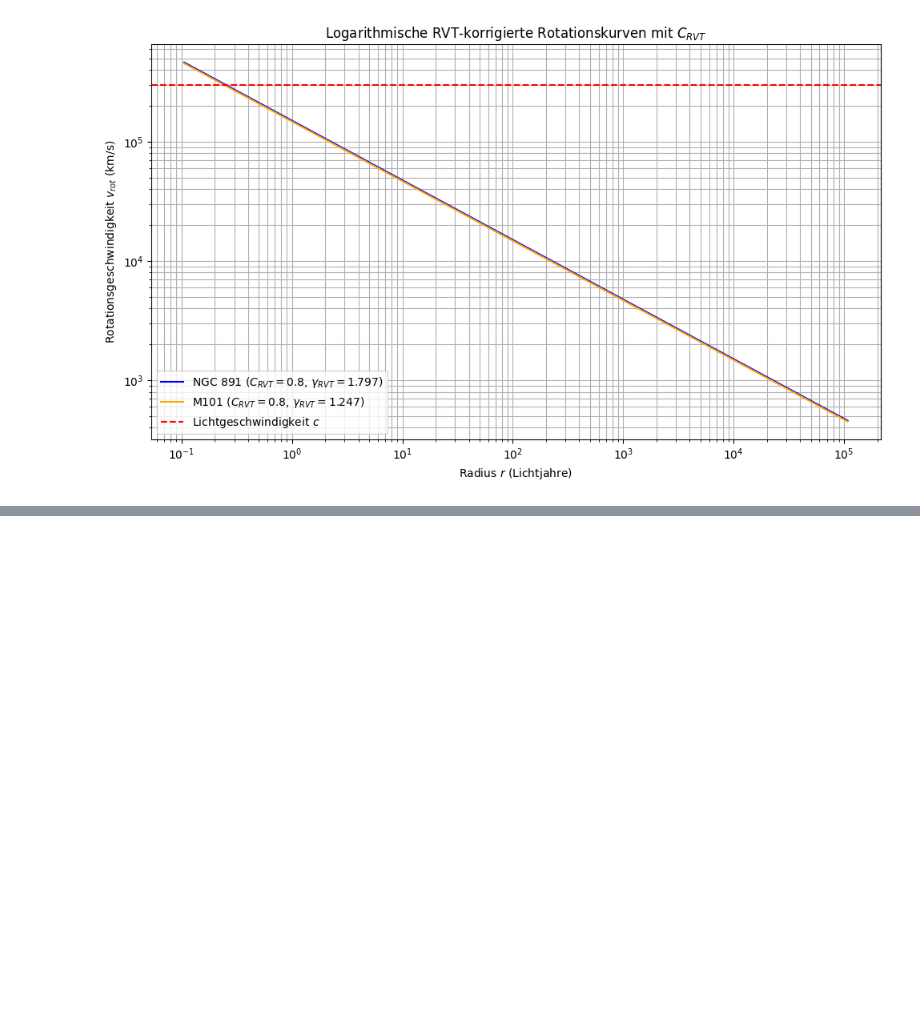
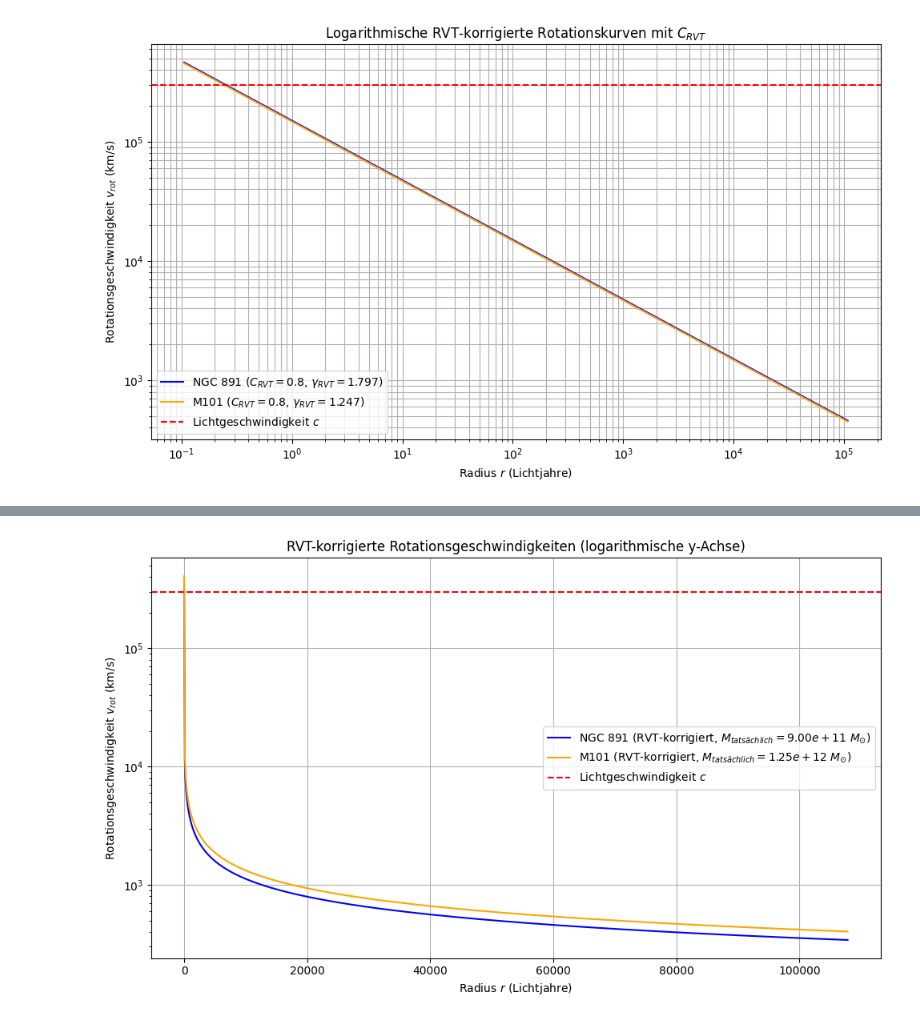
Before and after one commit to Kratzramanis/RVT-Verification, a Jupyter notebook: hammer.ipynb, the cells around one changed output, grey strips where cells are left out. Saved outputs shown, nothing was run; the diff lists cells and outputs as text; code cells hidden in the pictures; blank space fills up the shorter version.

```diff
--- a/hammer.ipynb
+++ b/hammer.ipynb
@@ -380,0 +318,48 @@ M101 (18°): Gamma = 1.247, Divergenz = 0.655
+# %%
+import numpy as np
+import matplotlib.pyplot as plt
+
+# Konstanten
+G = 6.67430e-11  # Gravitationskonstante (m^3 kg^-1 s^-2)
+c = 299792458     # Lichtgeschwindigkeit (m/s)
+M_sun_kg = 1.989e30  # Masse der Sonne in kg
+
+# RVT-korrigierte Massen und Radien
+M_tatsächlich_ngc891 = 9e11  # M☉
+M_tatsächlich_m101 = 1.25e12  # M☉
+R_tatsächlich_ngc891 = 107820  # Lj
+R_tatsächlich_m101 = 105995   # Lj
+
+# Umrechnung in Meter und kg
+R_tatsächlich_ngc891_m = R_tatsächlich_ngc891 * 9.461e15  # Lj in m
+R_tatsächlich_m101_m = R_tatsächlich_m101 * 9.461e15  # Lj in m
+M_tatsächlich_ngc891_kg = M_tatsächlich_ngc891 * M_sun_kg
+M_tatsächlich_m101_kg = M_tatsächlich_m101 * M_sun_kg
+
+# Radiusbereich für die Simulation
+r = np.linspace(1e15, max(R_tatsächlich_ngc891_m, R_tatsächlich_m101_m), 1000)
+
+# Rotationsgeschwindigkeit OHNE RVT-Boost-Faktor
+def rotation_velocity(r, M_0):
+    return np.sqrt(G * M_0 / r)
+
+# Berechnung der RVT-korrigierten Rotationsgeschwindigkeiten
+v_ngc891 = rotation_velocity(r, M_tatsächlich_ngc891_kg)
+v_m101 = rotation_velocity(r, M_tatsächlich_m101_kg)
+
+# Plot der RVT-korrigierten Rotationsgeschwindigkeiten mit logarithmischer y-Achse
+fig, ax = plt.subplots(figsize=(10, 6))
+ax.semilogy(r / 9.461e15, v_ngc891 / 1000, label=f'NGC 891 (RVT-korrigiert, $M_{{tatsächlich}}={M_tatsächlich_ngc891:.2e}$ $M_{{\\odot}}$)', color='blue')
+ax.semilogy(r / 9.461e15, v_m101 / 1000, label=f'M101 (RVT-korrigiert, $M_{{tatsächlich}}={M_tatsächlich_m101:.2e}$ $M_{{\\odot}}$)', color='orange')
+ax.axhline(y=c / 1000, color='red', linestyle='--', label='Lichtgeschwindigkeit $c$')
+
+ax.set_xlabel('Radius $r$ (Lichtjahre)')
+ax.set_ylabel('Rotationsgeschwindigkeit $v_{rot}$ (km/s)')
+ax.set_title('RVT-korrigierte Rotationsgeschwindigkeiten (logarithmische y-Achse)')
+ax.legend()
+ax.grid(True)
+
+plt.tight_layout()
+plt.show()
+# %% [output]
+[figure, added]
```
Also changed, not shown: parts of 6 cells of this notebook.
